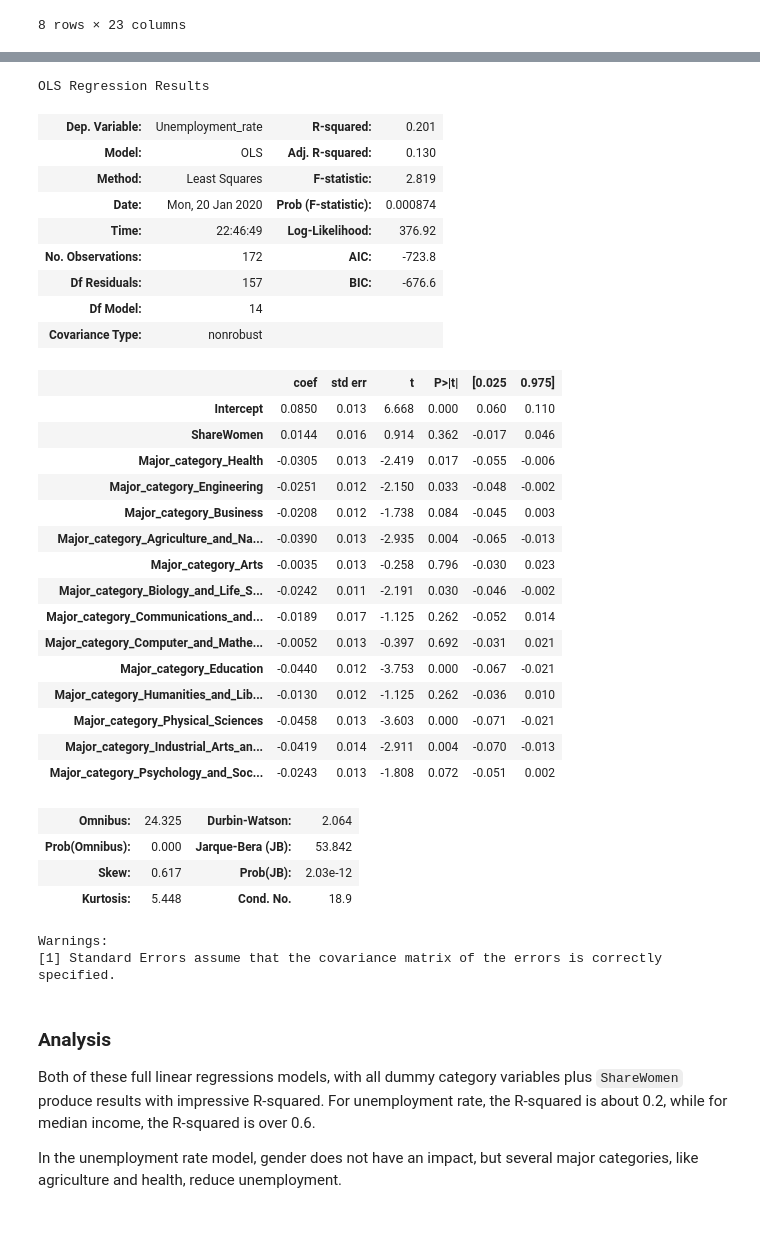
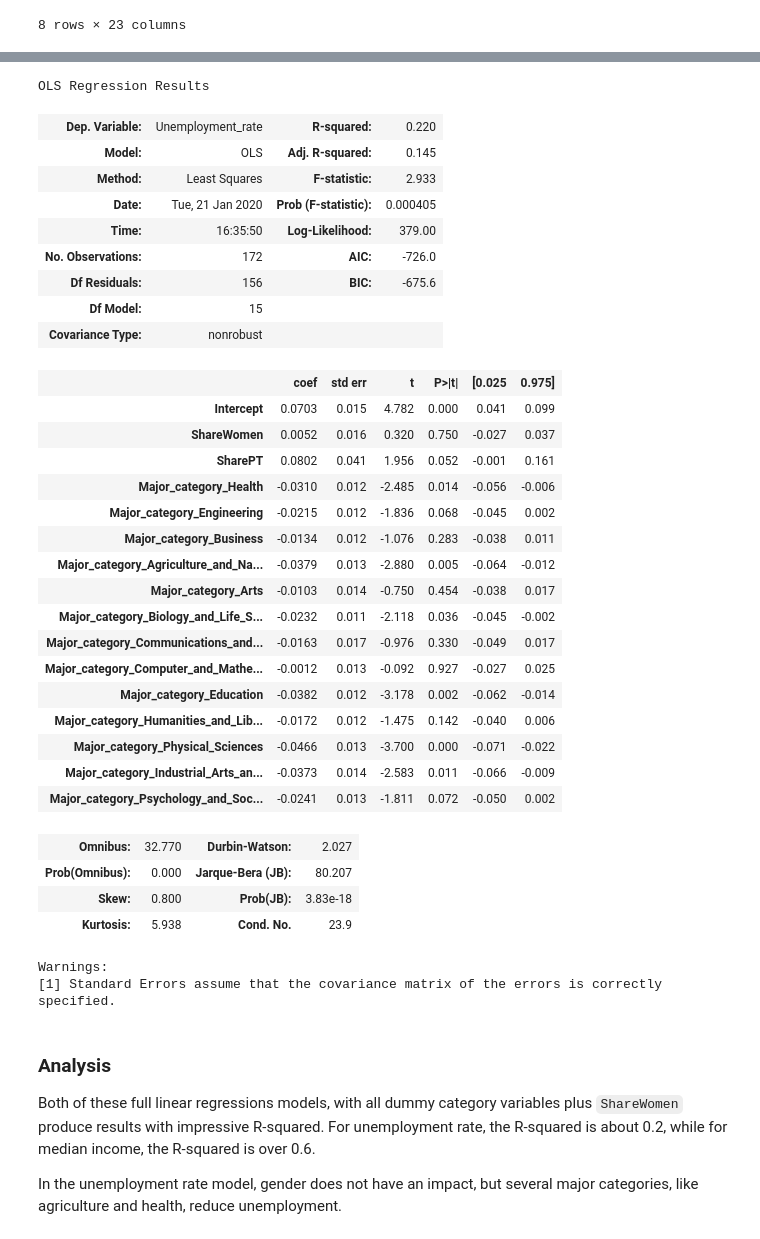
Before and after one commit to pscharfe/538-College-Majors-Analysis, a Jupyter notebook: clustering_college_majors.ipynb, the cells around one changed output, grey strips where cells are left out. Saved outputs shown, nothing was run; the diff lists cells and outputs as text; code cells hidden in the pictures.

```diff
--- a/clustering_college_majors.ipynb
+++ b/clustering_college_majors.ipynb
@@ -625,40 +630,41 @@ OLS Regression Results
 Warnings:
 [1] Standard Errors assume that the covariance matrix of the errors is correctly specified.
 # %%
-unempcomp_model = smf.ols("Unemployment_rate ~ ShareWomen + Major_category_Health + Major_category_Engineering + Major_category_Business + Major_category_Agriculture_and_Natural_Resources + Major_category_Arts + Major_category_Biology_and_Life_Science + Major_category_Communications_and_Journalism + Major_category_Computer_and_Mathematics + Major_category_Education + Major_category_Humanities_and_Liberal_Arts + Major_category_Physical_Sciences + Major_category_Industrial_Arts_and_Consumer_Services + Major_category_Psychology_and_Social_Work", data= Recent_DataX).fit()
+unempcomp_model = smf.ols("Unemployment_rate ~ ShareWomen + SharePT + Major_category_Health + Major_category_Engineering + Major_category_Business + Major_category_Agriculture_and_Natural_Resources + Major_category_Arts + Major_category_Biology_and_Life_Science + Major_category_Communications_and_Journalism + Major_category_Computer_and_Mathematics + Major_category_Education + Major_category_Humanities_and_Liberal_Arts + Major_category_Physical_Sciences + Major_category_Industrial_Arts_and_Consumer_Services + Major_category_Psychology_and_Social_Work", data= Recent_DataX).fit()
 
 unempcomp_model.summary()
 # %% [output]
 OLS Regression Results
-| Dep. Variable: | Unemployment_rate | R-squared: | 0.201 |
-| Model: | OLS | Adj. R-squared: | 0.130 |
-| Method: | Least Squares | F-statistic: | 2.819 |
-| Date: | Mon, 20 Jan 2020 | Prob (F-statistic): | 0.000874 |
-| Time: | 22:46:49 | Log-Likelihood: | 376.92 |
-| No. Observations: | 172 | AIC: | -723.8 |
-| Df Residuals: | 157 | BIC: | -676.6 |
-| Df Model: | 14 |  |  |
+| Dep. Variable: | Unemployment_rate | R-squared: | 0.220 |
+| Model: | OLS | Adj. R-squared: | 0.145 |
+| Method: | Least Squares | F-statistic: | 2.933 |
+| Date: | Tue, 21 Jan 2020 | Prob (F-statistic): | 0.000405 |
+| Time: | 16:35:50 | Log-Likelihood: | 379.00 |
+| No. Observations: | 172 | AIC: | -726.0 |
+| Df Residuals: | 156 | BIC: | -675.6 |
+| Df Model: | 15 |  |  |
 | Covariance Type: | nonrobust |  |  |
 |  | coef | std err | t | P>|t| | [0.025 | 0.975] |
-| Intercept | 0.0850 | 0.013 | 6.668 | 0.000 | 0.060 | 0.110 |
-| ShareWomen | 0.0144 | 0.016 | 0.914 | 0.362 | -0.017 | 0.046 |
-| Major_category_Health | -0.0305 | 0.013 | -2.419 | 0.017 | -0.055 | -0.006 |
-| Major_category_Engineering | -0.0251 | 0.012 | -2.150 | 0.033 | -0.048 | -0.002 |
-| Major_category_Business | -0.0208 | 0.012 | -1.738 | 0.084 | -0.045 | 0.003 |
-| Major_category_Agriculture_and_Na... | -0.0390 | 0.013 | -2.935 | 0.004 | -0.065 | -0.013 |
-| Major_category_Arts | -0.0035 | 0.013 | -0.258 | 0.796 | -0.030 | 0.023 |
-| Major_category_Biology_and_Life_S... | -0.0242 | 0.011 | -2.191 | 0.030 | -0.046 | -0.002 |
-| Major_category_Communications_and... | -0.0189 | 0.017 | -1.125 | 0.262 | -0.052 | 0.014 |
-| Major_category_Computer_and_Mathe... | -0.0052 | 0.013 | -0.397 | 0.692 | -0.031 | 0.021 |
-| Major_category_Education | -0.0440 | 0.012 | -3.753 | 0.000 | -0.067 | -0.021 |
-| Major_category_Humanities_and_Lib... | -0.0130 | 0.012 | -1.125 | 0.262 | -0.036 | 0.010 |
-| Major_category_Physical_Sciences | -0.0458 | 0.013 | -3.603 | 0.000 | -0.071 | -0.021 |
-| Major_category_Industrial_Arts_an... | -0.0419 | 0.014 | -2.911 | 0.004 | -0.070 | -0.013 |
-| Major_category_Psychology_and_Soc... | -0.0243 | 0.013 | -1.808 | 0.072 | -0.051 | 0.002 |
+| Intercept | 0.0703 | 0.015 | 4.782 | 0.000 | 0.041 | 0.099 |
+| ShareWomen | 0.0052 | 0.016 | 0.320 | 0.750 | -0.027 | 0.037 |
+| SharePT | 0.0802 | 0.041 | 1.956 | 0.052 | -0.001 | 0.161 |
+| Major_category_Health | -0.0310 | 0.012 | -2.485 | 0.014 | -0.056 | -0.006 |
+| Major_category_Engineering | -0.0215 | 0.012 | -1.836 | 0.068 | -0.045 | 0.002 |
+| Major_category_Business | -0.0134 | 0.012 | -1.076 | 0.283 | -0.038 | 0.011 |
+| Major_category_Agriculture_and_Na... | -0.0379 | 0.013 | -2.880 | 0.005 | -0.064 | -0.012 |
+| Major_category_Arts | -0.0103 | 0.014 | -0.750 | 0.454 | -0.038 | 0.017 |
+| Major_category_Biology_and_Life_S... | -0.0232 | 0.011 | -2.118 | 0.036 | -0.045 | -0.002 |
+| Major_category_Communications_and... | -0.0163 | 0.017 | -0.976 | 0.330 | -0.049 | 0.017 |
+| Major_category_Computer_and_Mathe... | -0.0012 | 0.013 | -0.092 | 0.927 | -0.027 | 0.025 |
+| Major_category_Education | -0.0382 | 0.012 | -3.178 | 0.002 | -0.062 | -0.014 |
+| Major_category_Humanities_and_Lib... | -0.0172 | 0.012 | -1.475 | 0.142 | -0.040 | 0.006 |
+| Major_category_Physical_Sciences | -0.0466 | 0.013 | -3.700 | 0.000 | -0.071 | -0.022 |
+| Major_category_Industrial_Arts_an... | -0.0373 | 0.014 | -2.583 | 0.011 | -0.066 | -0.009 |
+| Major_category_Psychology_and_Soc... | -0.0241 | 0.013 | -1.811 | 0.072 | -0.050 | 0.002 |
-| Omnibus: | 24.325 | Durbin-Watson: | 2.064 |
-| Prob(Omnibus): | 0.000 | Jarque-Bera (JB): | 53.842 |
-| Skew: | 0.617 | Prob(JB): | 2.03e-12 |
-| Kurtosis: | 5.448 | Cond. No. | 18.9 |
+| Omnibus: | 32.770 | Durbin-Watson: | 2.027 |
+| Prob(Omnibus): | 0.000 | Jarque-Bera (JB): | 80.207 |
+| Skew: | 0.800 | Prob(JB): | 3.83e-18 |
+| Kurtosis: | 5.938 | Cond. No. | 23.9 |
 Warnings:
 [1] Standard Errors assume that the covariance matrix of the errors is correctly specified.
 # %% [markdown]
```
Also changed, not shown: parts of 75 cells of this notebook.
